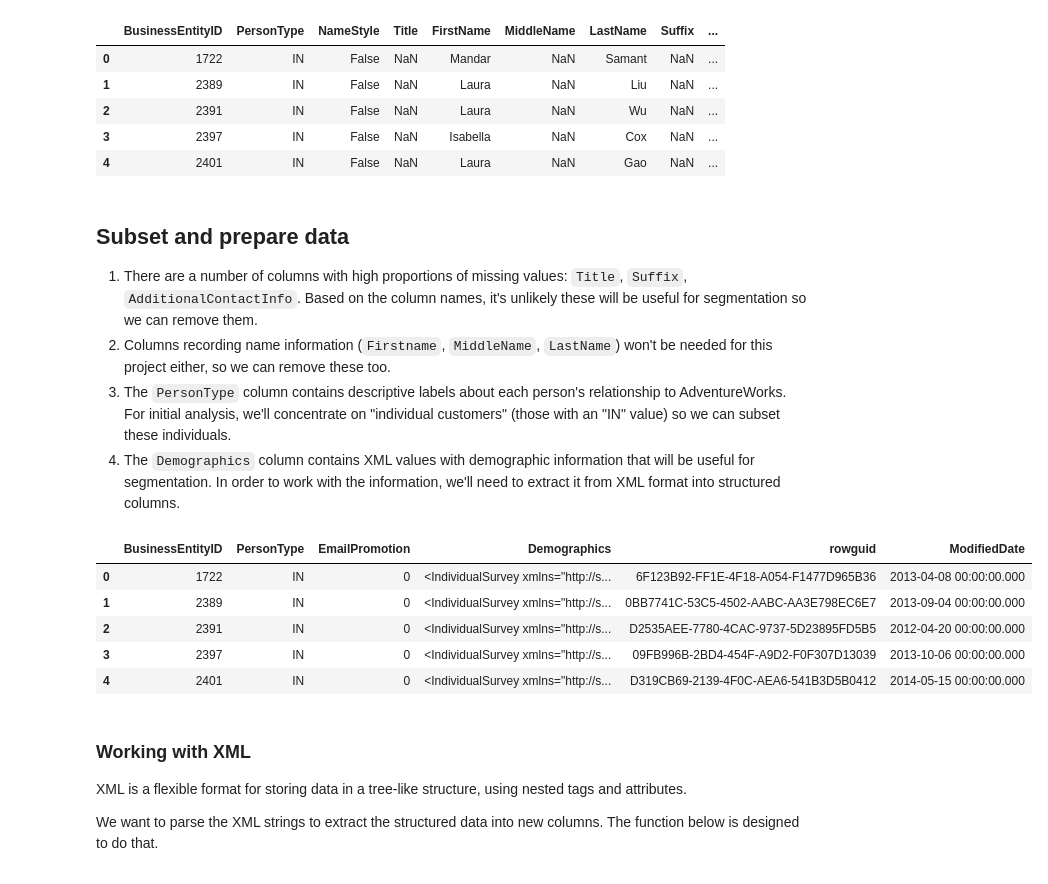
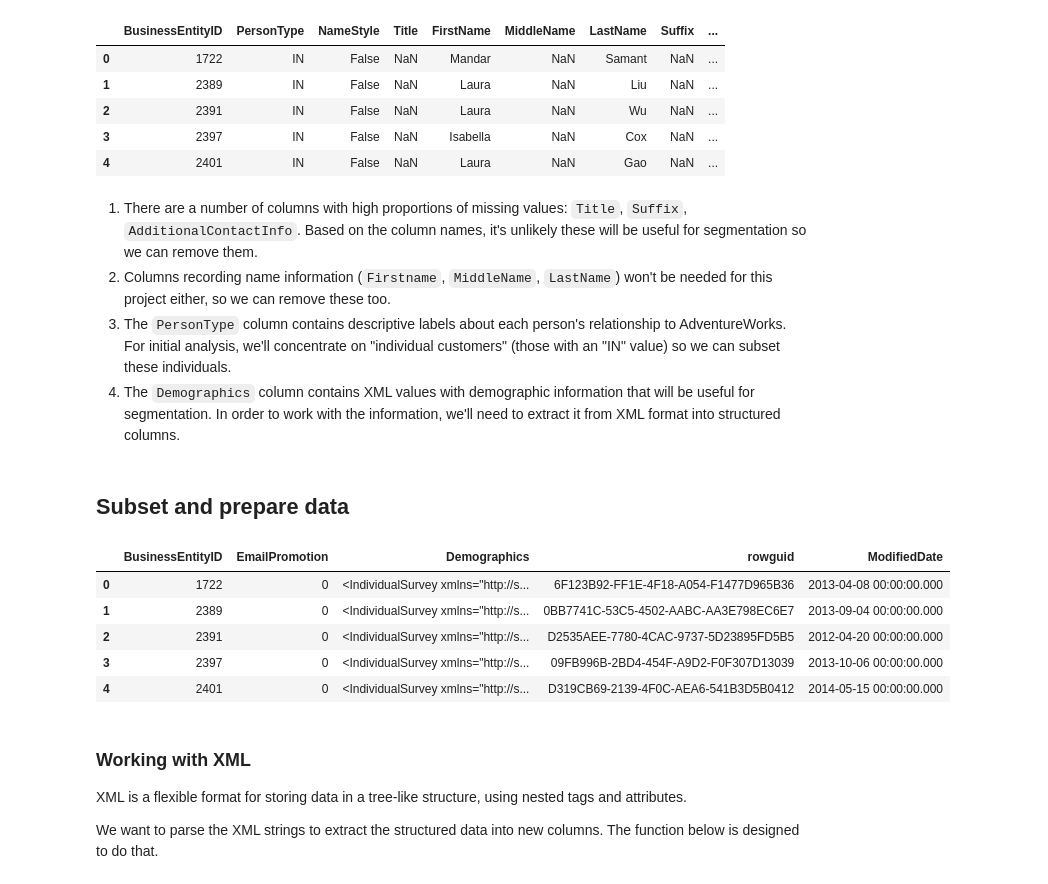
Before and after one commit to jamesrichardbunting/customer_segmentation, a Jupyter notebook: customer_segmentation.ipynb, the cells around one changed output. Cells and saved outputs as stored; diff of their text form; code cells hidden in the pictures.

```diff
--- a/customer_segmentation.ipynb
+++ b/customer_segmentation.ipynb
@@ -60,37 +60,41 @@ person.head()
 | 3 | 2397 | IN | False | NaN | Isabella | NaN | Cox | NaN | ... |
 | 4 | 2401 | IN | False | NaN | Laura | NaN | Gao | NaN | ... |
 # %% [markdown]
-## **Subset and prepare data**
 
 1. There are a number of columns with high proportions of missing values: `Title`, `Suffix`, `AdditionalContactInfo`. Based on the column names, it's unlikely these will be useful for segmentation so we can remove them.
 2. Columns recording name information (`Firstname`, `MiddleName`, `LastName`) won't be needed for this project either, so we can remove these too.
 3. The `PersonType` column contains descriptive labels about each person's relationship to AdventureWorks. For initial analysis, we'll concentrate on "individual customers" (those with an "IN" value) so we can subset these individuals.
 4. The `Demographics` column contains XML values with demographic information that will be useful for segmentation. In order to work with the information, we'll need to extract it from XML format into structured columns.
+# %% [markdown]
+## **Subset and prepare data**
 # %%
 # Drop columns
 person = person.drop(['NameStyle',
                       'Title',
                       'FirstName',
                       'MiddleName',
                       'LastName',
                       'Suffix',
                       'AdditionalContactInfo'], axis = 1)
 
 # Subset individual customers
 person_in = person[person['PersonType']=='IN']
 
+# Drop PersonType column
+person_in = person_in.drop('PersonType', axis = 1)
+
 # Reset row indices to allow for concatenation later
 person_in.reset_index(inplace=True, drop=True)
 
 # Inspect data
 person_in.head()
 # %% [output]
-|  | BusinessEntityID | PersonType | EmailPromotion | Demographics | rowguid | ModifiedDate |
-| 0 | 1722 | IN | 0 | <IndividualSurvey xmlns="http://s... | 6F123B92-FF1E-4F18-A054-F1477D965B36 | 2013-04-08 00:00:00.000 |
-| 1 | 2389 | IN | 0 | <IndividualSurvey xmlns="http://s... | 0BB7741C-53C5-4502-AABC-AA3E798EC6E7 | 2013-09-04 00:00:00.000 |
-| 2 | 2391 | IN | 0 | <IndividualSurvey xmlns="http://s... | D2535AEE-7780-4CAC-9737-5D23895FD5B5 | 2012-04-20 00:00:00.000 |
-| 3 | 2397 | IN | 0 | <IndividualSurvey xmlns="http://s... | 09FB996B-2BD4-454F-A9D2-F0F307D13039 | 2013-10-06 00:00:00.000 |
-| 4 | 2401 | IN | 0 | <IndividualSurvey xmlns="http://s... | D319CB69-2139-4F0C-AEA6-541B3D5B0412 | 2014-05-15 00:00:00.000 |
+|  | BusinessEntityID | EmailPromotion | Demographics | rowguid | ModifiedDate |
+| 0 | 1722 | 0 | <IndividualSurvey xmlns="http://s... | 6F123B92-FF1E-4F18-A054-F1477D965B36 | 2013-04-08 00:00:00.000 |
+| 1 | 2389 | 0 | <IndividualSurvey xmlns="http://s... | 0BB7741C-53C5-4502-AABC-AA3E798EC6E7 | 2013-09-04 00:00:00.000 |
+| 2 | 2391 | 0 | <IndividualSurvey xmlns="http://s... | D2535AEE-7780-4CAC-9737-5D23895FD5B5 | 2012-04-20 00:00:00.000 |
+| 3 | 2397 | 0 | <IndividualSurvey xmlns="http://s... | 09FB996B-2BD4-454F-A9D2-F0F307D13039 | 2013-10-06 00:00:00.000 |
+| 4 | 2401 | 0 | <IndividualSurvey xmlns="http://s... | D319CB69-2139-4F0C-AEA6-541B3D5B0412 | 2014-05-15 00:00:00.000 |
 # %% [markdown]
 ### Working with XML
 
```
Also changed, not shown: parts of 8 cells of this notebook, 6 other files.
